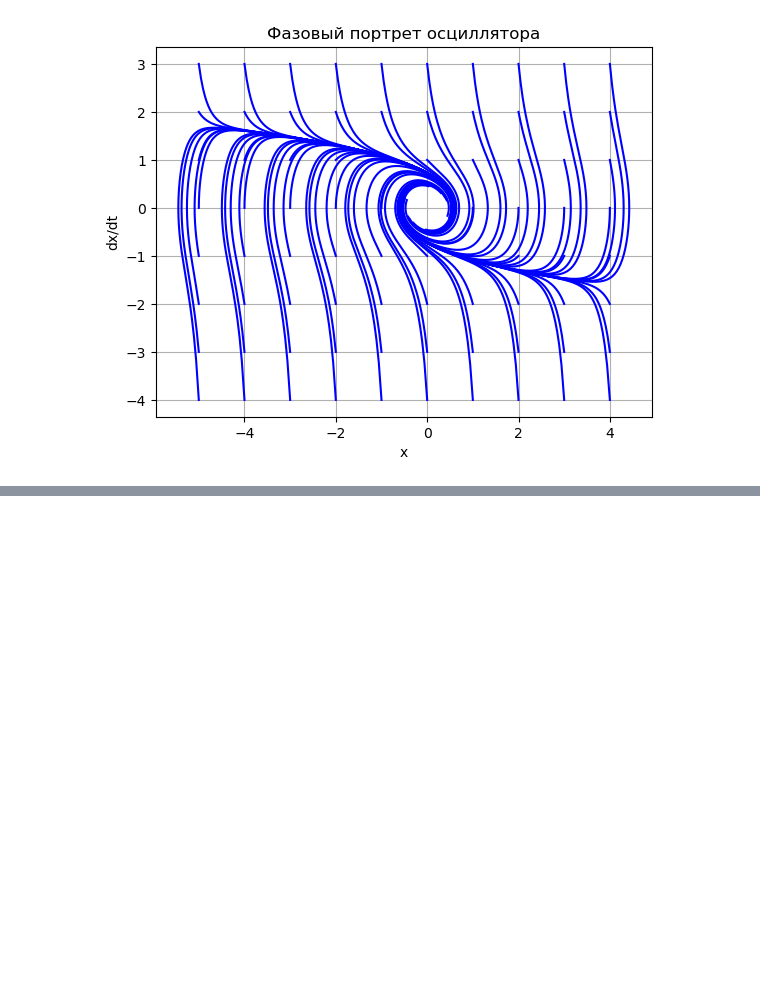
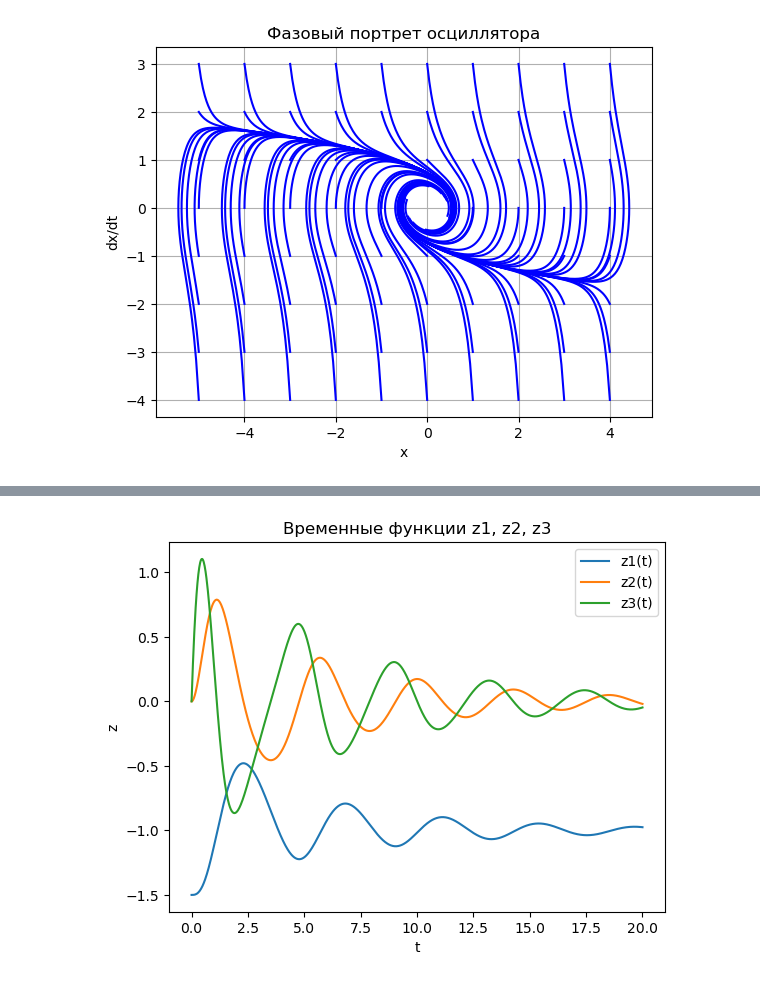
Before and after one commit to Filip-GG/TAU, a Jupyter notebook: 5/main.ipynb, the cells around one changed output, grey strips where cells are left out. Saved outputs shown, nothing was run; the diff lists cells and outputs as text; code cells hidden in the pictures; blank space fills up the shorter version.

```diff
--- a/5/main.ipynb
+++ b/5/main.ipynb
@@ -70,0 +74,9 @@ drawPhasePortrait(args,  1,  1,  -5,  5,  -4,  4,  ts  =  5,  nt  =
+# %%
+def nonlinear_system(t, z):
+    z1, z2, z3 = z
+    u = z1
+    du = f - u**2
+    dz1 = z2
+    dz2 = z3
+    dz3 = (2 - du)**2 - du - 3 * (dz1 + dz2)
+    return [dz1, dz2, dz3]
@@ -70,0 +133,14 @@ drawPhasePortrait(args,  1,  1,  -5,  5,  -4,  4,  ts  =  5,  nt  =
+# %%
+t_span = [0, 20]
+z0 = [z1_eq + 0.5, 0, 0]
+sol = solve_ivp(nonlinear_system, t_span, z0, t_eval=np.linspace(*t_span, 1000))
+plt.plot(sol.t, sol.y[0], label="z1(t)")
+plt.plot(sol.t, sol.y[1], label="z2(t)")
+plt.plot(sol.t, sol.y[2], label="z3(t)")
+plt.xlabel("t")
+plt.ylabel("z")
+plt.legend()
+plt.title("Временные функции z1, z2, z3")
+plt.show()
+# %% [output]
+[figure, added]
```
Also changed, not shown: parts of 9 cells of this notebook, 2 other files.
